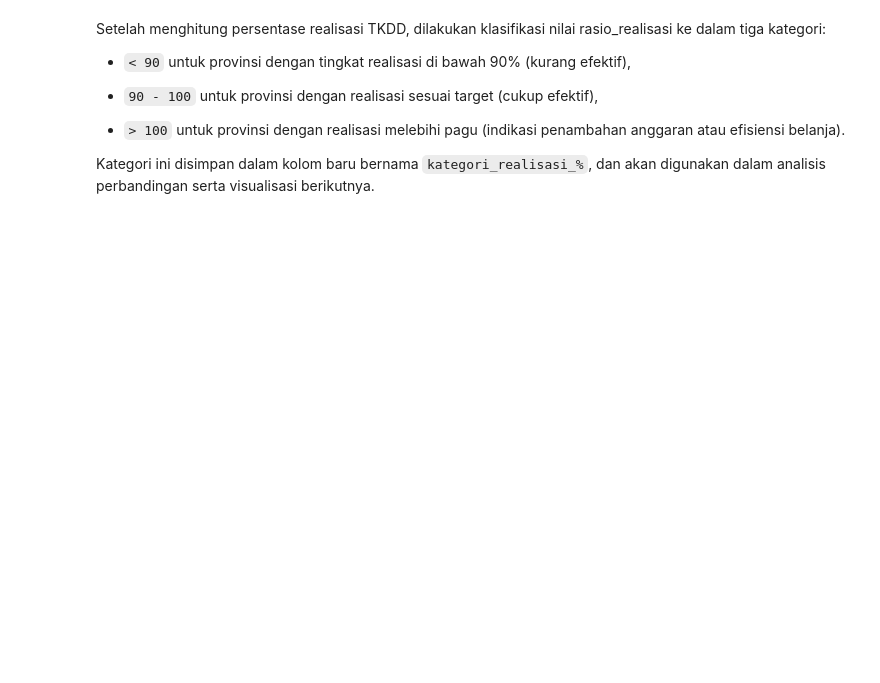
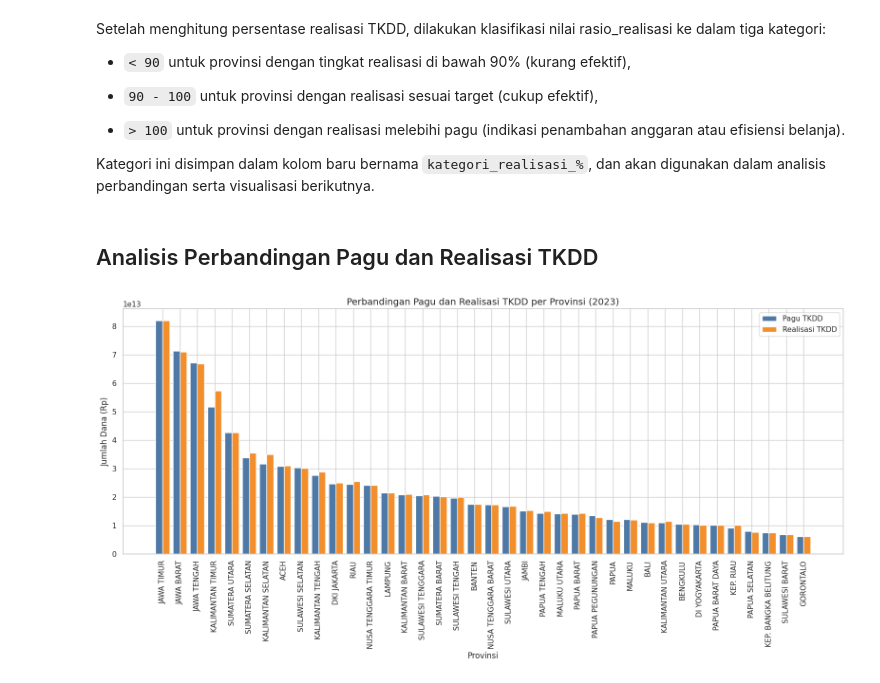
Before and after one commit to badzlan/techfest-elims, a Jupyter notebook: EDA_tipiel_IPB.ipynb, the cells around one changed output. Saved outputs shown, nothing was run; the diff lists cells and outputs as text; code cells hidden in the pictures; blank space fills up the shorter version.

Commit message:
add "Analisis Perbandingan Pagu dan Realisasi TKDD"

```diff
--- a/EDA_tipiel_IPB.ipynb
+++ b/EDA_tipiel_IPB.ipynb
@@ -375,3 +375,34 @@ Setelah menghitung persentase realisasi TKDD, dilakukan klasifikasi nilai rasio_
 - `> 100` untuk provinsi dengan realisasi melebihi pagu (indikasi penambahan anggaran atau efisiensi belanja).
 
 Kategori ini disimpan dalam kolom baru bernama `kategori_realisasi_%`, dan akan digunakan dalam analisis perbandingan serta visualisasi berikutnya.
+# %% [markdown]
+## Analisis Perbandingan Pagu dan Realisasi TKDD
+# %%
+# Set ukuran dan tema plot
+plt.figure(figsize=(16, 8))
+sns.set_theme(style="whitegrid")
+
+# Data diurutkan berdasarkan pagu_tkdd agar lebih terstruktur
+df_sorted = df.sort_values('pagu_tkdd', ascending=False)
+
+# Plot batang
+bar_width = 0.4
+index = range(len(df_sorted))
+
+plt.bar(index, df_sorted['pagu_tkdd'], bar_width, label='Pagu TKDD', color='#4E79A7')
+plt.bar([i + bar_width for i in index], df_sorted['realisasi_tkdd'], bar_width, label='Realisasi TKDD', color='#F28E2B')
+
+# Tambahkan label provinsi di sumbu x
+plt.xticks([i + bar_width/2 for i in index], df_sorted['provinsi'], rotation=90)
+
+# Judul dan label
+plt.title('Perbandingan Pagu dan Realisasi TKDD per Provinsi (2023)', fontsize=14)
+plt.xlabel('Provinsi')
+plt.ylabel('Jumlah Dana (Rp)')
+plt.legend()
+plt.tight_layout()
+
+# Tampilkan plot
+plt.show()
+# %% [output]
+[figure, added]
```
Also changed, not shown: parts of 1 cell of this notebook.
